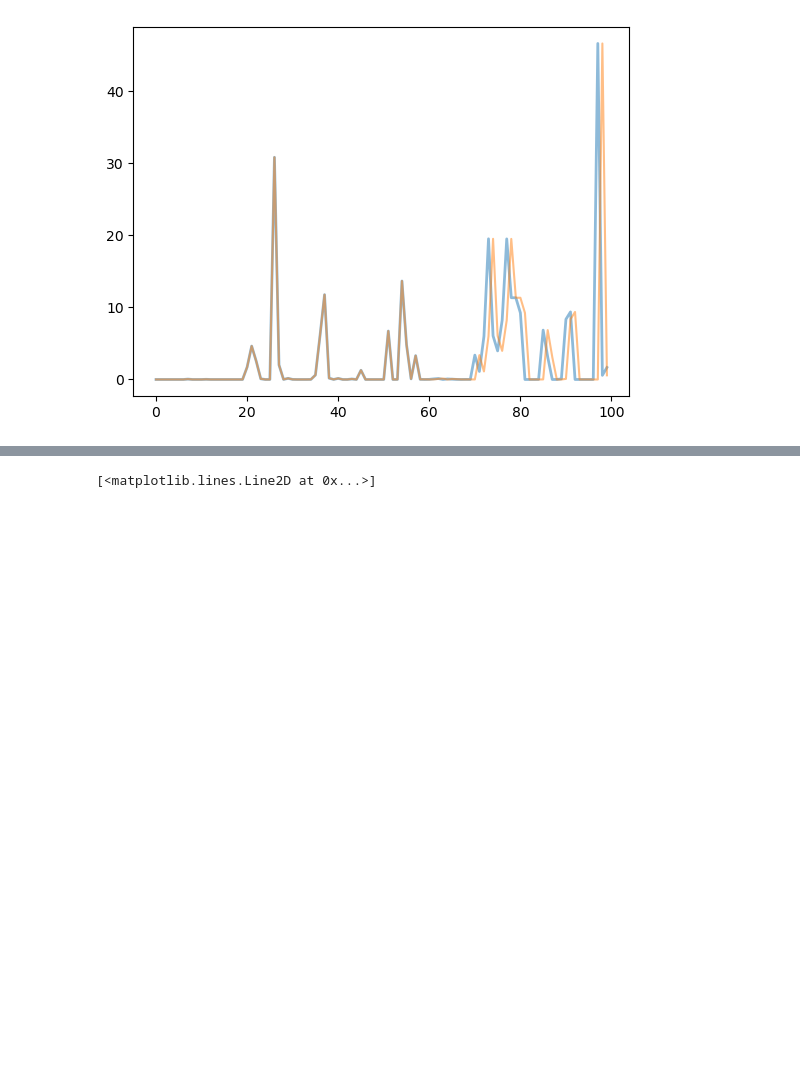
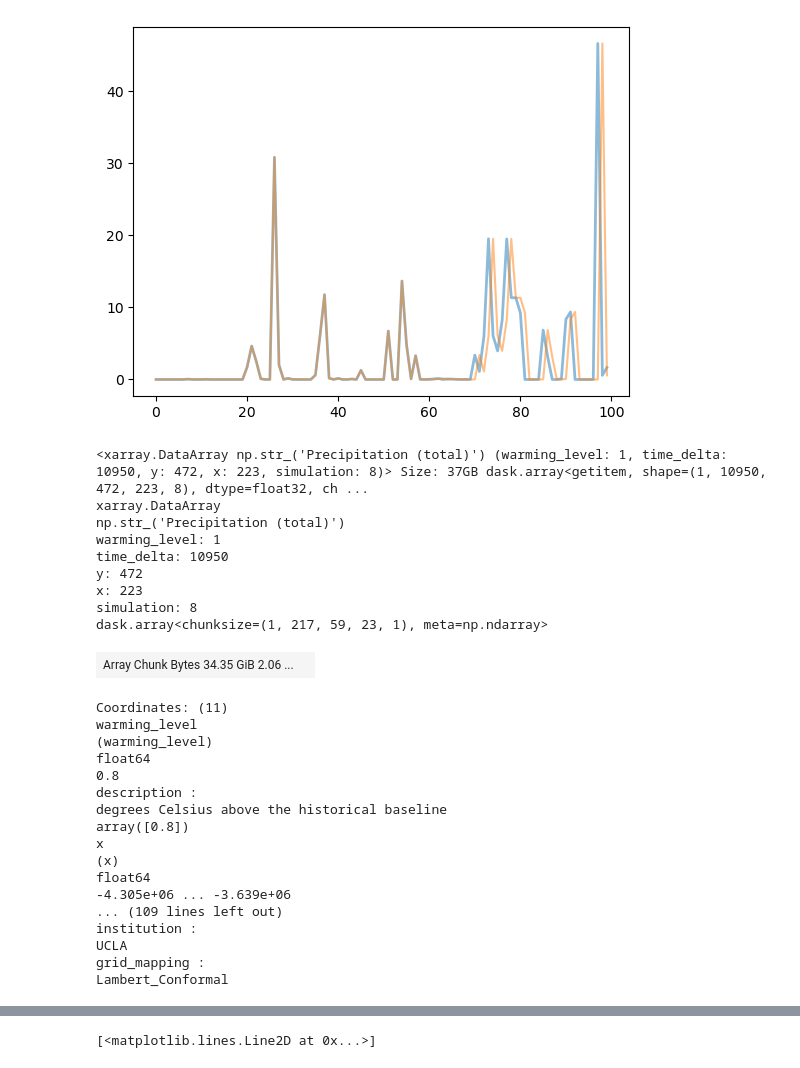
Before and after one commit to Eagle-Rock-Analytics/renewable-analysis, a Jupyter notebook: notebooks/validate_gwl_slicing.ipynb, the cells around one changed output, grey strips where cells are left out. Saved outputs shown, nothing was run; the diff lists cells and outputs as text; code cells hidden in the pictures; blank space fills up the shorter version.

```diff
--- a/notebooks/validate_gwl_slicing.ipynb
+++ b/notebooks/validate_gwl_slicing.ipynb
@@ -71,3 +72,33 @@ plt.plot(gwl_subset.isel(time=slice(0, 100), x=200, y=250).squeeze().values, alp
 # %% [output]
 [<matplotlib.lines.Line2D at 0x...>]
 [figure]
+# %%
+wrfdat_gwl
+# %% [output]
+<xarray.DataArray np.str_('Precipitation (total)') (warming_level: 1, time_delta: 10950, y: 472, x: 223, simulation: 8)> Size: 37GB dask.array<getitem, shape=(1, 10950, 472, 223, 8), dtype=float32, ch ...
+xarray.DataArray
+np.str_('Precipitation (total)')
+warming_level: 1
+time_delta: 10950
+y: 472
+x: 223
+simulation: 8
+dask.array<chunksize=(1, 217, 59, 23, 1), meta=np.ndarray>
+| Array Chunk Bytes 34.35 GiB 2.06 ... |  |
+Coordinates: (11)
+warming_level
+(warming_level)
+float64
+0.8
+description :
+degrees Celsius above the historical baseline
+array([0.8])
+x
+(x)
+float64
+-4.305e+06 ... -3.639e+06
+... (109 lines left out)
+institution :
+UCLA
+grid_mapping :
+Lambert_Conformal
```
Also changed, not shown: parts of 5 cells of this notebook, 19 other files.
